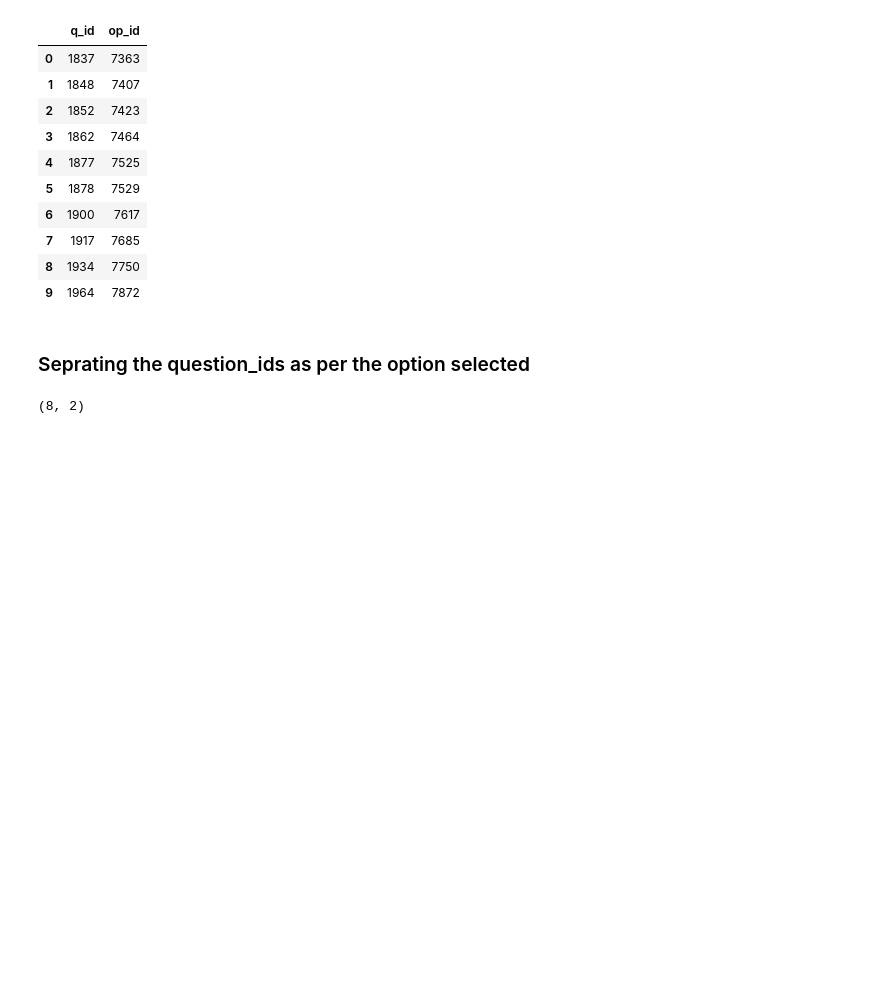
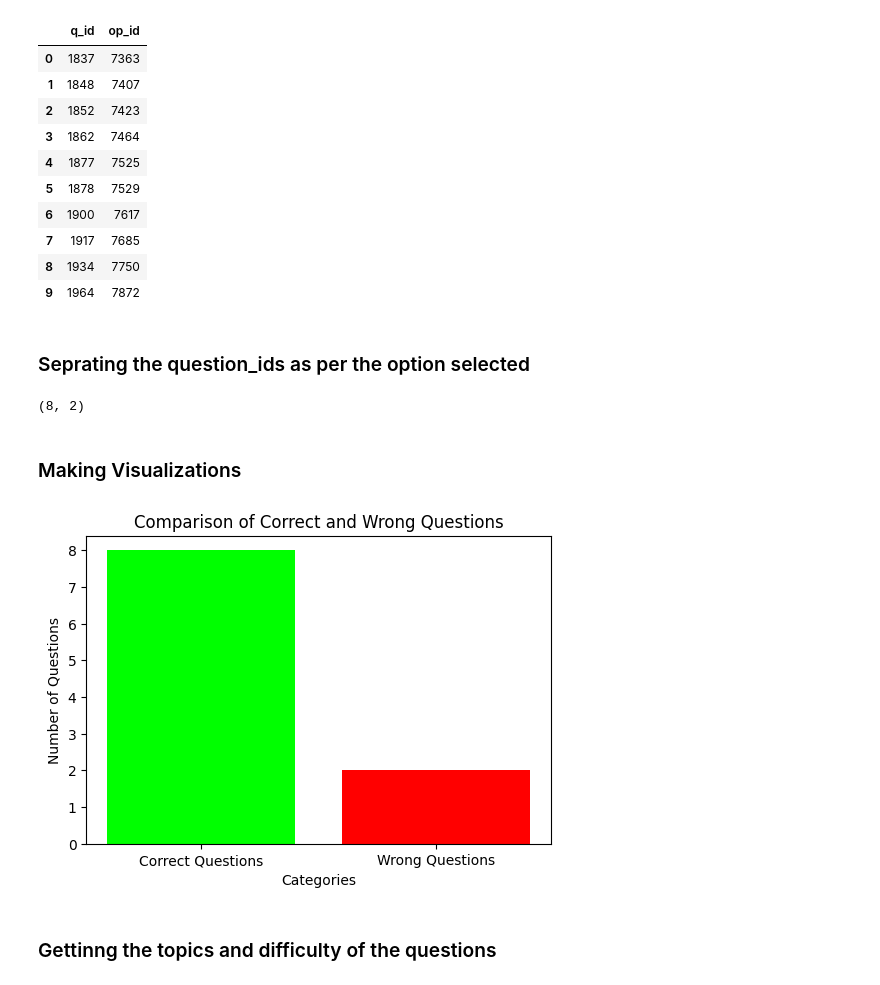
Before and after one commit to mr-ayush-agrawal/NeetAssignment, a Jupyter notebook: ResponseAPI.ipynb, the cells around one changed output. Saved outputs shown, nothing was run; the diff lists cells and outputs as text; code cells hidden in the pictures; blank space fills up the shorter version.

```diff
--- a/ResponseAPI.ipynb
+++ b/ResponseAPI.ipynb
@@ -97,3 +98,5 @@ for x in resp_map.index:
 len(correct_ques), len(wrong_ques)
 # %% [output]
 (8, 2)
+# %% [markdown]
+### Making Visualizations
@@ -99,0 +106,15 @@ len(correct_ques), len(wrong_ques)
+# %%
+labels = ['Correct Questions', 'Wrong Questions']
+values = [len(correct_ques), len(wrong_ques)]
+# %%
+plt.figure(figsize=(6,4))
+plt.bar(labels, values, color=['#00ff00', '#ff0000'])
+plt.xlabel('Categories')
+plt.ylabel('Number of Questions')
+plt.title('Comparison of Correct and Wrong Questions')
+
+plt.savefig('images/correct_vs_wrong_bar.png')
+# %% [output]
+[figure, added]
+# %% [markdown]
+### Gettinng the topics and difficulty of the questions
```
Also changed, not shown: parts of 8 cells of this notebook, 4 other files.
